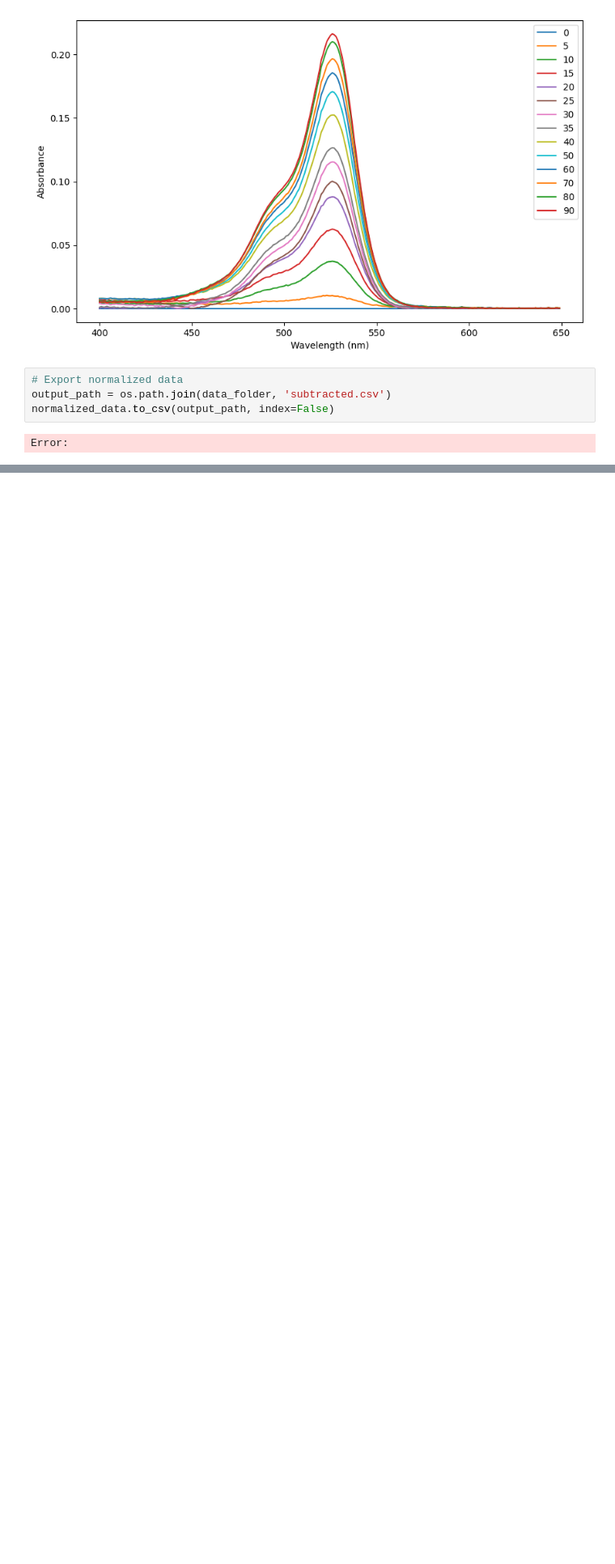
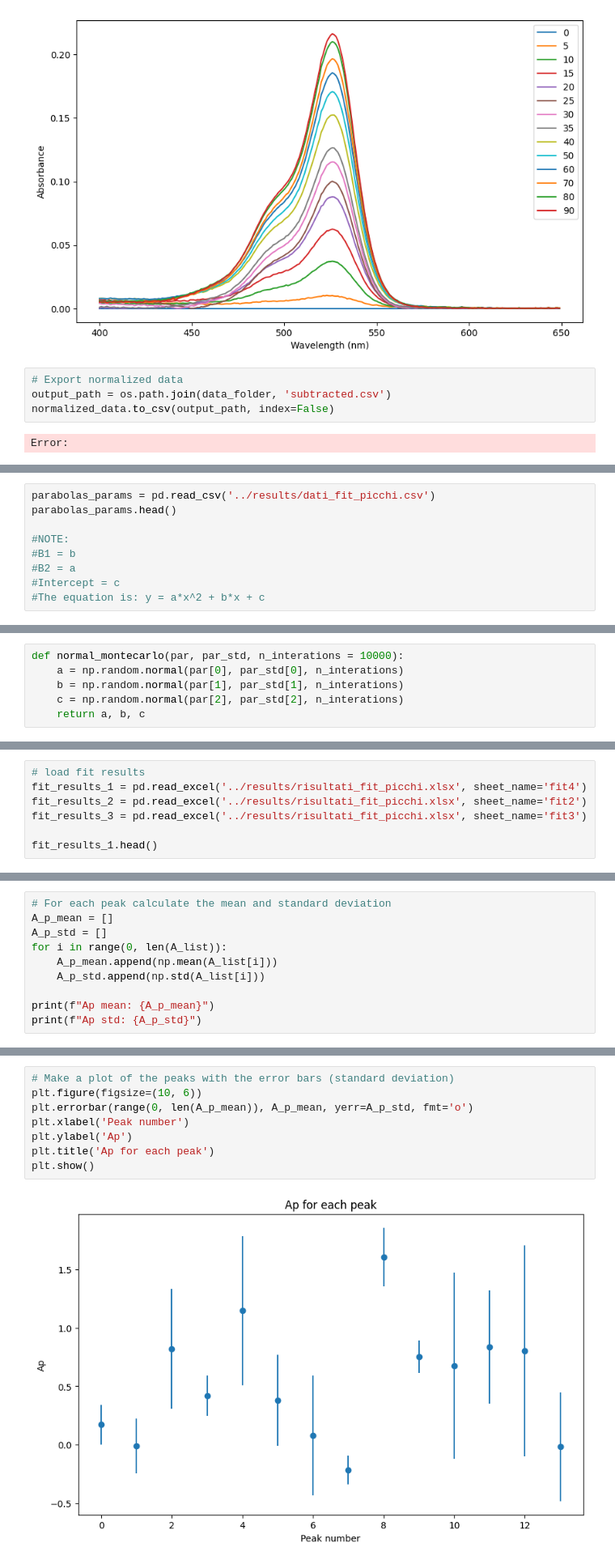
Before and after one commit to GiovanniLag/Laboratorio-Biofisica, a Jupyter notebook: assorbimento/analysis/python/assorbimento_notebook.ipynb, the cells around one changed output, grey strips where cells are left out. Shown at 81% size. Saved outputs shown, nothing was run; the diff lists cells and outputs as text; blank space fills up the shorter version.

```diff
--- a/assorbimento/analysis/python/assorbimento_notebook.ipynb
+++ b/assorbimento/analysis/python/assorbimento_notebook.ipynb
@@ -86,0 +87,9 @@ We use parabolic fit to find good value for the peak of each run
+# %%
+parabolas_params = pd.read_csv('../results/dati_fit_picchi.csv')
+parabolas_params.head()
+
+#NOTE:
+#B1 = b
+#B2 = a
+#Intercept = c
+#The equation is: y = a*x^2 + b*x + c
@@ -86,0 +103,6 @@ We use parabolic fit to find good value for the peak of each run
+# %%
+def normal_montecarlo(par, par_std, n_interations = 10000):
+    a = np.random.normal(par[0], par_std[0], n_interations)
+    b = np.random.normal(par[1], par_std[1], n_interations)
+    c = np.random.normal(par[2], par_std[2], n_interations)
+    return a, b, c
@@ -86,0 +148,7 @@ We use parabolic fit to find good value for the peak of each run
+# %%
+# load fit results
+fit_results_1 = pd.read_excel('../results/risultati_fit_picchi.xlsx', sheet_name='fit4')
+fit_results_2 = pd.read_excel('../results/risultati_fit_picchi.xlsx', sheet_name='fit2')
+fit_results_3 = pd.read_excel('../results/risultati_fit_picchi.xlsx', sheet_name='fit3')
+
+fit_results_1.head()
@@ -86,0 +213,10 @@ We use parabolic fit to find good value for the peak of each run
+# %%
+# For each peak calculate the mean and standard deviation
+A_p_mean = []
+A_p_std = []
+for i in range(0, len(A_list)):
+    A_p_mean.append(np.mean(A_list[i]))
+    A_p_std.append(np.std(A_list[i]))
+
+print(f"Ap mean: {A_p_mean}")
+print(f"Ap std: {A_p_std}")
@@ -86,0 +226,10 @@ We use parabolic fit to find good value for the peak of each run
+# %%
+# Make a plot of the peaks with the error bars (standard deviation)
+plt.figure(figsize=(10, 6))
+plt.errorbar(range(0, len(A_p_mean)), A_p_mean, yerr=A_p_std, fmt='o')
+plt.xlabel('Peak number')
+plt.ylabel('Ap')
+plt.title('Ap for each peak')
+plt.show()
+# %% [output]
+[figure, added]
```
Also changed, not shown: parts of 9 cells of this notebook, 23 other files.
